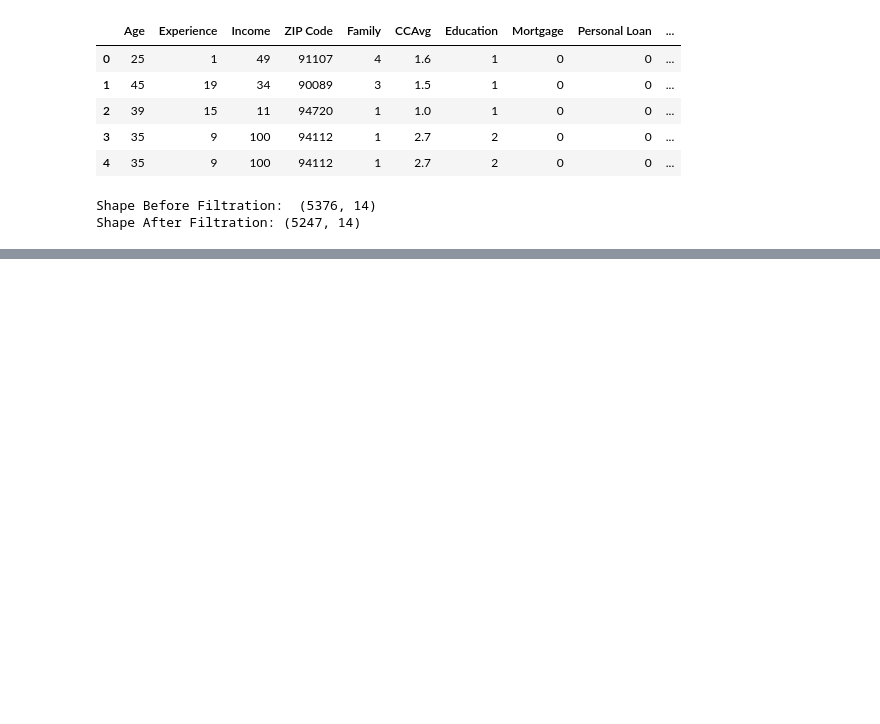
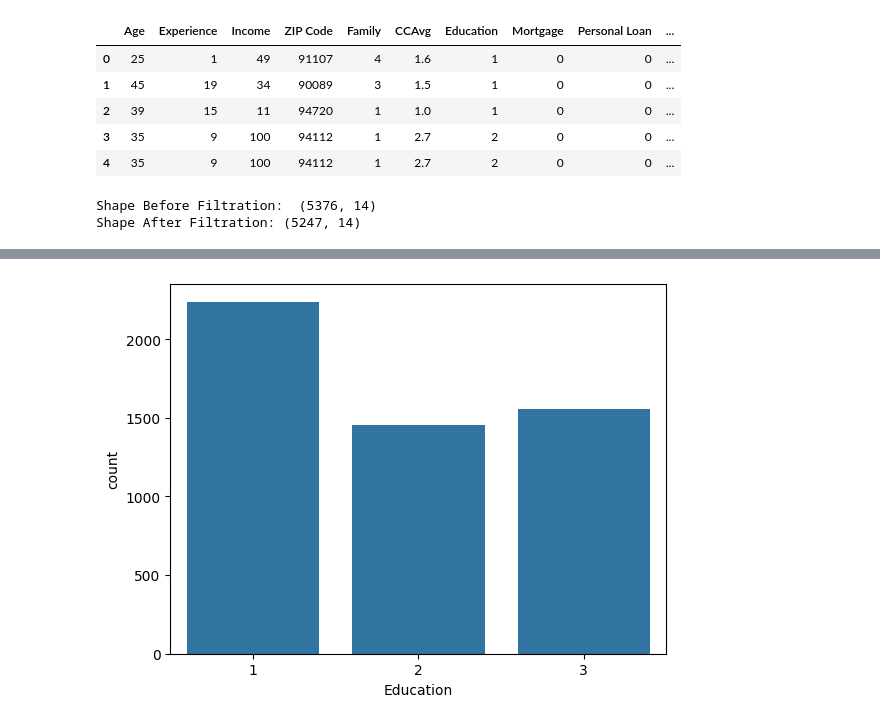
Before and after one commit to jpoitras2k/Git, a Jupyter notebook: Module2 AI Bootcamp/UseCaseProject.ipynb, the cells around one changed output, grey strips where cells are left out. Cells and saved outputs as stored; diff of their text form; code cells hidden in the pictures; blank space fills up the shorter version.

```diff
--- a/Module2 AI Bootcamp/UseCaseProject.ipynb
+++ b/Module2 AI Bootcamp/UseCaseProject.ipynb
@@ -130,0 +161,5 @@ Shape After Filtration: (5247, 14)
+# %%
+# Step 1: Education counts plot
+sns.countplot(x="Education", data=df);
+# %% [output]
+[figure, added]
```
Also changed, not shown: parts of 6 cells of this notebook.
